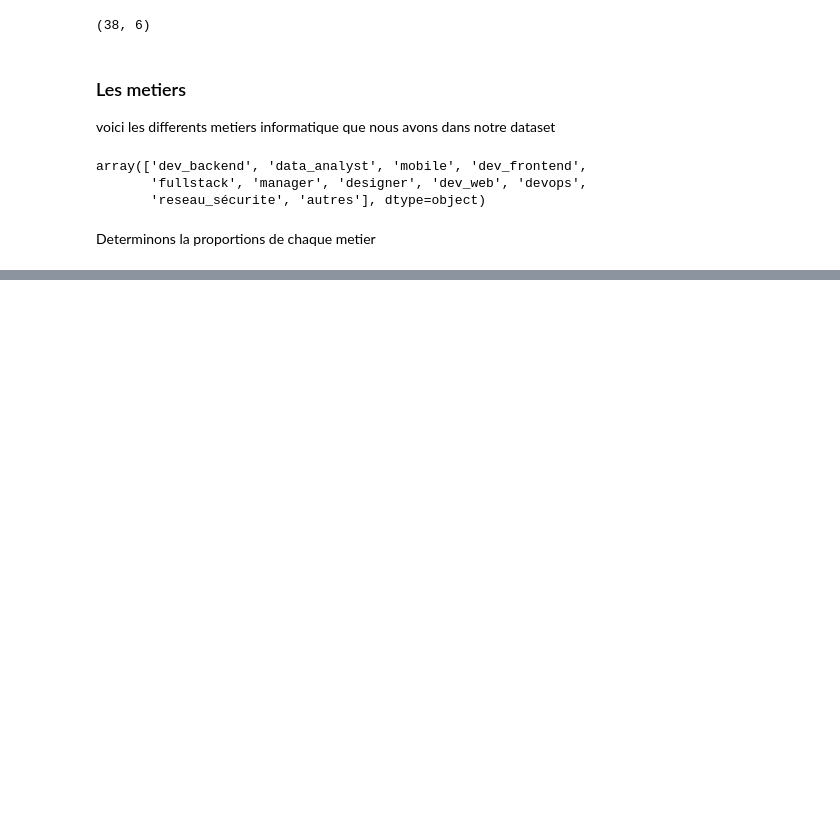
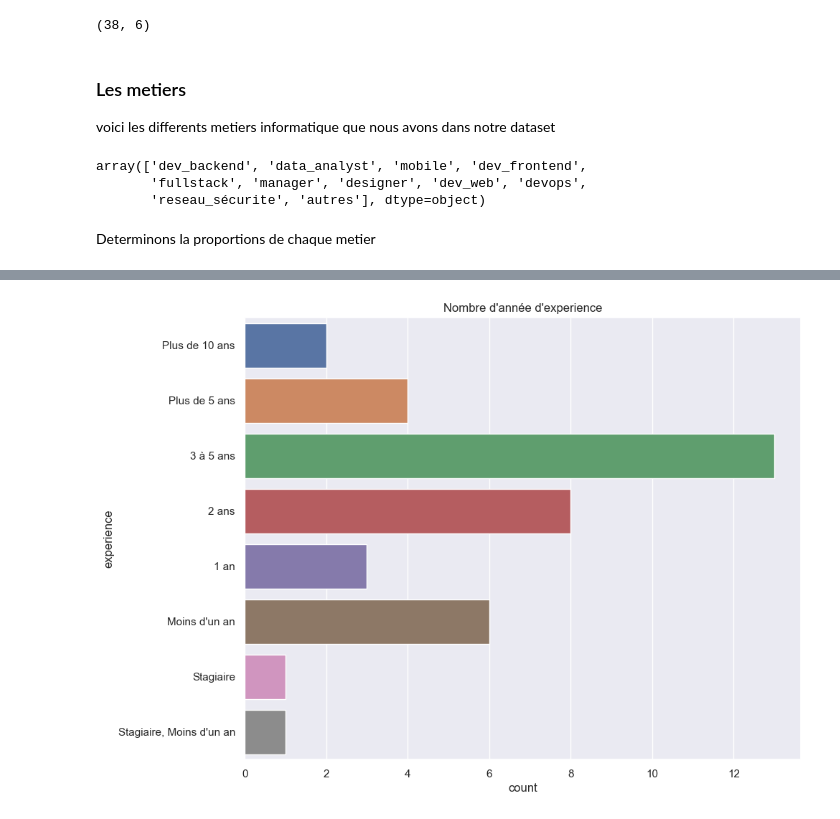
Before and after one commit to Shado2107/Python-machine-learning, a Jupyter notebook: Salary_analysis/salary-analysis.ipynb, the cells around one changed output, grey strips where cells are left out. Drawn from its saved outputs; the diff is of its cells as text; code cells hidden in the pictures; blank space fills up the shorter version.

```diff
--- a/Salary_analysis/salary-analysis.ipynb
+++ b/Salary_analysis/salary-analysis.ipynb
@@ -310,0 +327,10 @@ plt.show()
+# %%
+plt.figure(figsize=(10, 8))
+sns.countplot(y = 'experience',
+              data = data,
+              order = exp_order)
+plt.title("Nombre d'année d'experience")
+plt.savefig('exp_count.png')
+plt.show()
+# %% [output]
+[figure, added]
```
Also changed, not shown: parts of 15 cells of this notebook, 4 other files.
